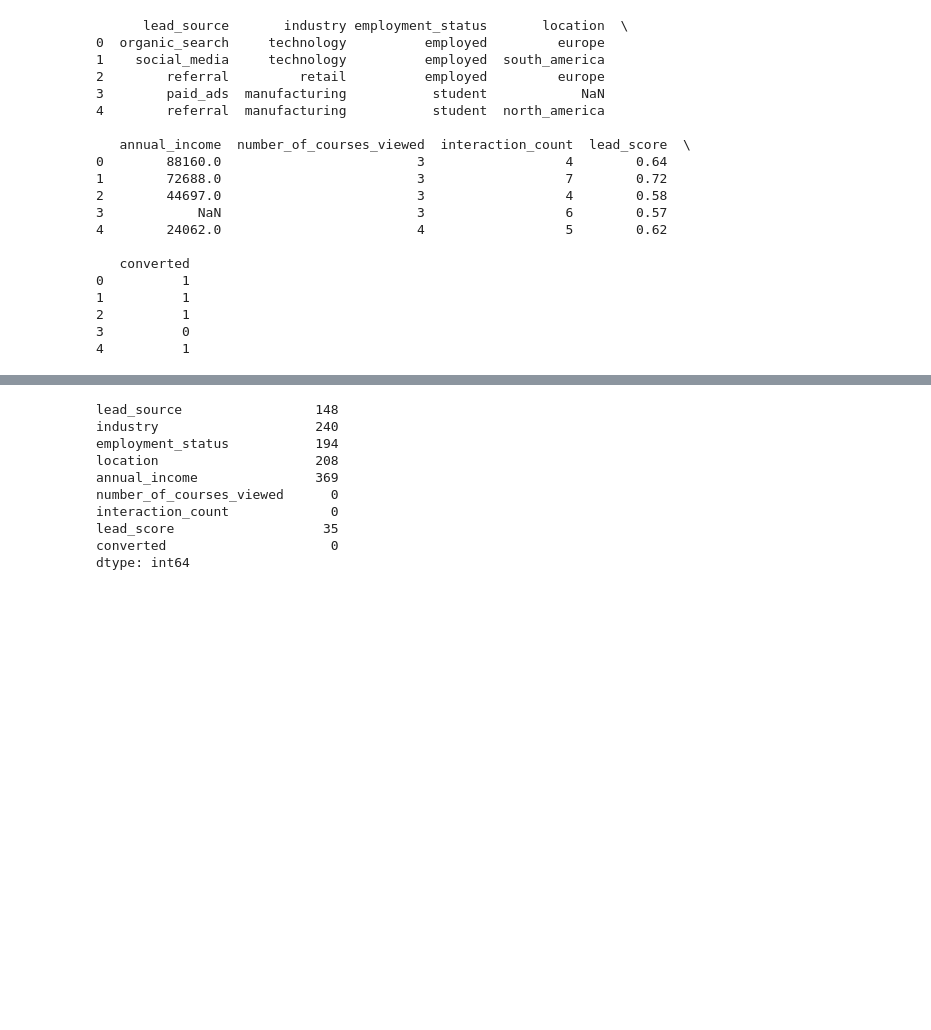
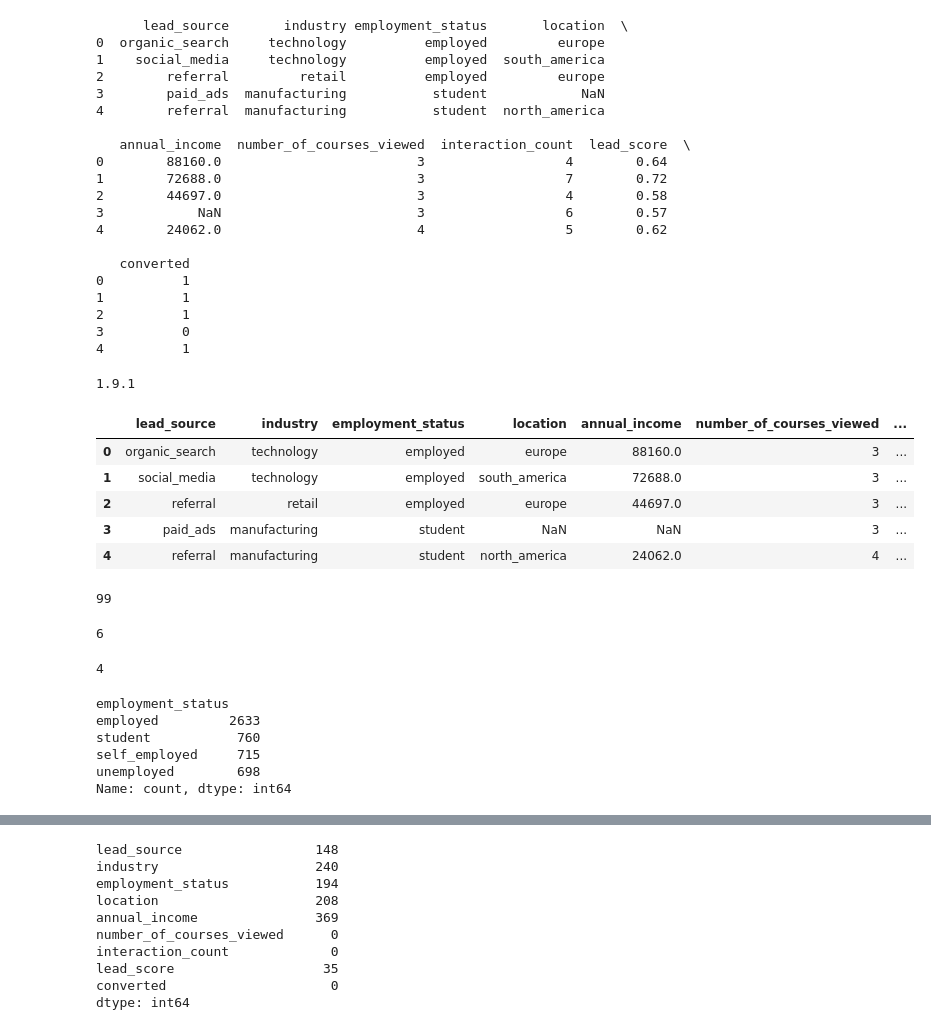
Before and after one commit to Ashfaqohi/Course_leading_score_board, a Jupyter notebook: Notebooks /course.ipynb, the cells around one changed output, grey strips where cells are left out. Drawn from its saved outputs; the diff is of its cells as text; code cells hidden in the pictures; blank space fills up the shorter version.

```diff
--- a/Notebooks /course.ipynb
+++ b/Notebooks /course.ipynb
@@ -38,3 +43,38 @@ print(df.head())
 2          1
 3          0
 4          1
+# %%
+import sklearn
+print(sklearn.__version__)
+# %% [output]
+1.9.1
+# %%
+display(df.head())
+# %% [output]
+|  | lead_source | industry | employment_status | location | annual_income | number_of_courses_viewed | ... |
+| 0 | organic_search | technology | employed | europe | 88160.0 | 3 | ... |
+| 1 | social_media | technology | employed | south_america | 72688.0 | 3 | ... |
+| 2 | referral | retail | employed | europe | 44697.0 | 3 | ... |
+| 3 | paid_ads | manufacturing | student | NaN | NaN | 3 | ... |
+| 4 | referral | manufacturing | student | north_america | 24062.0 | 4 | ... |
+# %%
+df['lead_score'].nunique()
+# %% [output]
+99
+# %%
+df['industry'].nunique()
+# %% [output]
+6
+# %%
+df['employment_status'].nunique()
+# %% [output]
+4
+# %%
+df['employment_status'].value_counts()
+# %% [output]
+employment_status
+employed         2633
+student           760
+self_employed     715
+unemployed        698
+Name: count, dtype: int64
```
Also changed, not shown: parts of 14 cells of this notebook, 13 other files.
